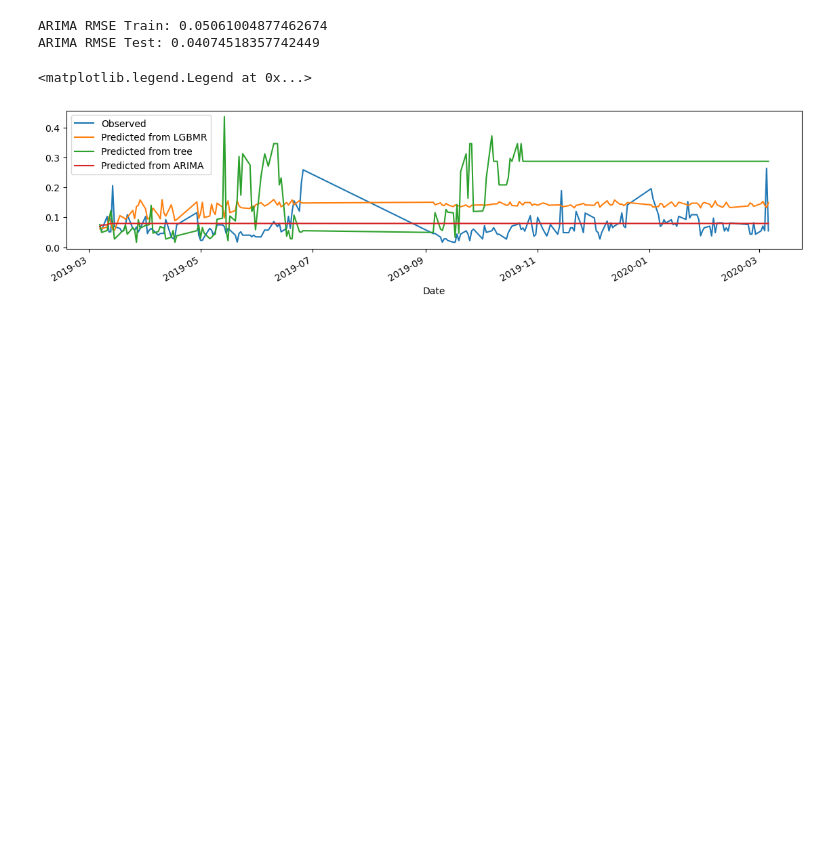
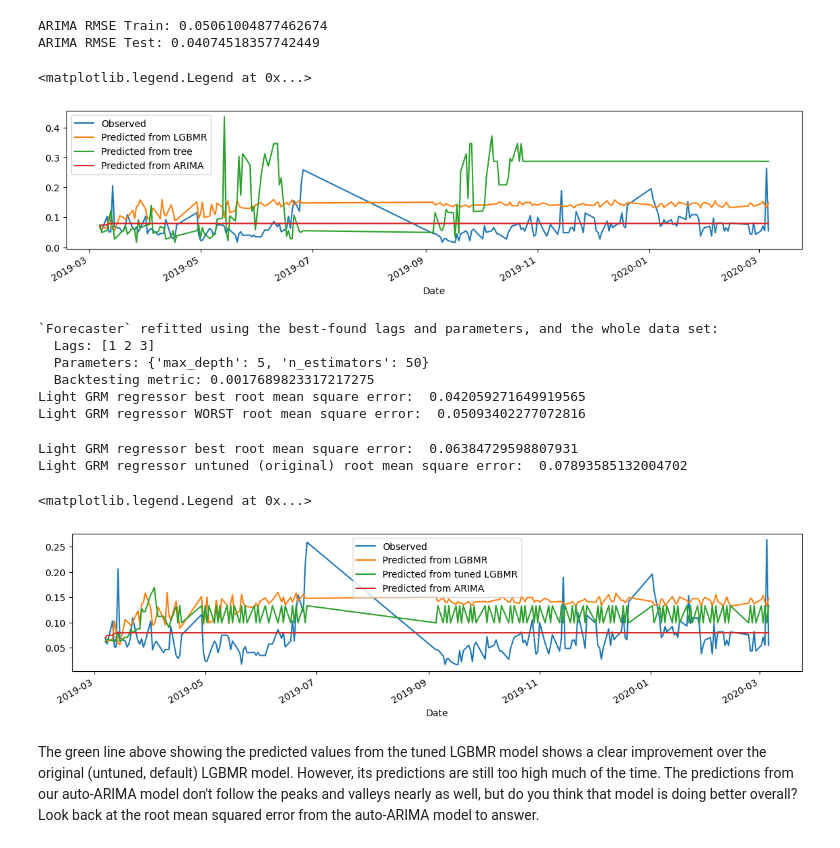
Before and after one commit to tarachiatovich/zero_to_ai_sdp_2025, a Jupyter notebook: zero_to_ai_time_series_forecasting.ipynb, the cells around one changed output. Drawn from its saved outputs; the diff is of its cells as text; code cells hidden in the pictures; blank space fills up the shorter version.

Commit message:
feat: hyperparamter tuning for time series, rename notebook using snake case

```diff
--- a/ZeroToAITimeSeriesForecasting.ipynb
+++ b/zero_to_ai_time_series_forecasting.ipynb
@@ -477,8 +462,83 @@ ax.legend()
 # Add backtesting for LGBM Regressor (backtesting_forecaster)
 # See this source: https://cienciadedatos.net/documentos/py58-forecasting-time-series-with-lightgbm.html
 # %%
-# Add hyperparameter tuning for LGBM Regressor (bayesian_search_forecaster with optuna)
-# See this source: https://cienciadedatos.net/documentos/py58-forecasting-time-series-with-lightgbm.html
+# Hyperparameter tuning for most promising model: light gradient boosting machine regressor
+# Code inspired by this source:
+# https://skforecast.org/0.15.0/user_guides/hyperparameter-tuning-and-lags-selection.html
+# Also see this source: https://cienciadedatos.net/documentos/py58-forecasting-time-series-with-lightgbm.html
+
+# Lags used as predictors
+lags_grid = {
+    'lags_1': 3,
+    'lags_2': 10,
+    'lags_3': [1, 2, 3, 20]
+}
+
+# Regressor hyperparameters
+param_grid = {
+    'n_estimators': [50, 100],
+    'max_depth': [5, 10, 15]
+}
+
+# Folds
+cv = TimeSeriesFold(
+         steps              = 12,
+         initial_train_size = len(data_2_school_for_ts['absence_rate'].loc[train_start:train_end]),
+         refit              = False
+     )
+
+results = grid_search_forecaster(
+              forecaster    = forecaster_lgbmr,
+              y             = data_2_school_for_ts['absence_rate'].loc[train_start:test_end].reset_index(drop=True),
+              param_grid    = param_grid,
+              lags_grid     = lags_grid,
+              cv            = cv,
+              metric        = 'mean_squared_error',
+              return_best   = True,
+              n_jobs        = 'auto',
+              verbose       = False,
+              show_progress = True
+          )
+results
+# %% [output]
+`Forecaster` refitted using the best-found lags and parameters, and the whole data set:
+  Lags: [1 2 3]
+  Parameters: {'max_depth': 5, 'n_estimators': 50}
+  Backtesting metric: 0.0017689823317217275
+Light GRM regressor best root mean square error:  0.042059271649919565
+Light GRM regressor WORST root mean square error:  0.05093402277072816
+# %%
+# Get predictions from tuned LGBMR forecaster
+# We can do this because above we had return_best = True
+# That means that grid_search_forecaster updated our forecaster_lgbmr model
+# to have the tuned (best) hyperparameters
+# So when we run `forecaster_lgbmr.predict` below, we are getting predictions
+# using the tuned LGBMR model
+predicted_test_tuned_lgbmr = forecaster_lgbmr.predict(steps = len(data_2_school_for_ts['absence_rate'].loc[test_start:test_end]))
+predicted_test_tuned_lgbmr = pd.DataFrame(predicted_test_tuned_lgbmr)
+predicted_test_tuned_lgbmr['Date'] = dates_for_preds
+predicted_test_tuned_lgbmr.set_index('Date', inplace = True)
+
+# Get RMSE from tuned LGBMR forecaster
+rmse_tuned_lgbmr = np.sqrt(mean_squared_error(data_2_school_for_ts['absence_rate'].loc[test_start:test_end], predicted_test_tuned_lgbmr['pred']))
+
+# Print RMSE, original and tuned
+print(f"Light GRM regressor best root mean square error:  {rmse_tuned_lgbmr}")
+print(f"Light GRM regressor untuned (original) root mean square error:  {reg_model_rmses['lgbmr']}")
+# %% [output]
+Light GRM regressor best root mean square error:  0.06384729598807931
+Light GRM regressor untuned (original) root mean square error:  0.07893585132004702
 # %%
 # Add data viz like the above but for "most likely" algorithms
 # Point is (at least in part) to show that backfitting and hyperparameter tuning helped
+fig, ax = plt.subplots(figsize=(14, 3))
+data_2_school_for_ts['absence_rate'].loc[test_start:test_end].plot(ax=ax, label = "Observed")
+reg_model_preds['lgbmr']['pred'].plot(ax=ax, label="Predicted from LGBMR")
+predicted_test_tuned_lgbmr['pred'].plot(ax=ax, label="Predicted from tuned LGBMR")
+arima_test['pred'].plot(ax=ax, label="Predicted from ARIMA")
+ax.legend()
+# %% [output]
+<matplotlib.legend.Legend at 0x...>
+[figure, added]
+# %% [markdown]
+The green line above showing the predicted values from the tuned LGBMR model shows a clear improvement over the original (untuned, default) LGBMR model. However, its predictions are still too high much of the time. The predictions from our auto-ARIMA model don't follow the peaks and valleys nearly as well, but do you think that model is doing better overall? Look back at the root mean squared error from the auto-ARIMA model to answer.
```
Also changed, not shown: parts of 2 cells of this notebook.
